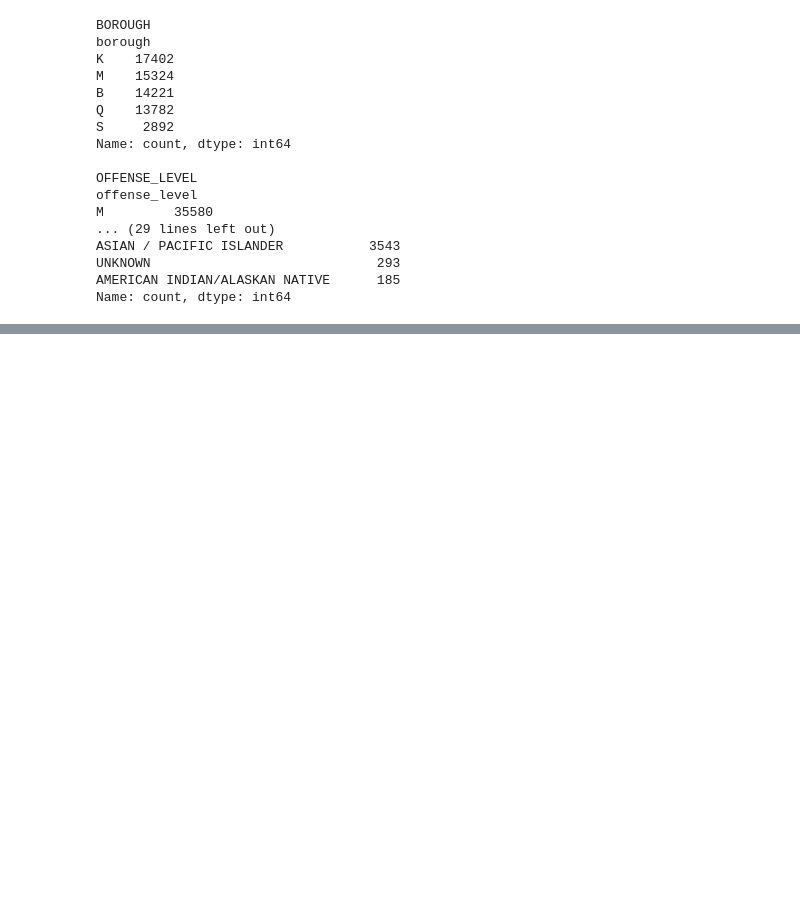
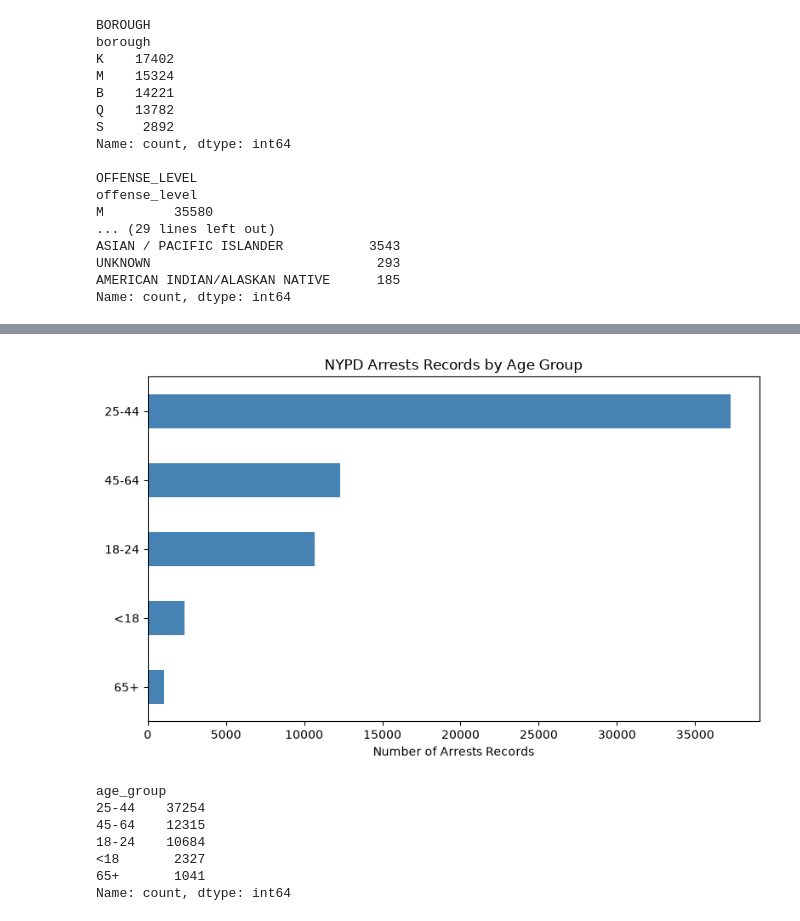
Before and after one commit to a1990alpalo/Data_Project_1, a Jupyter notebook: NYPD_arrest_analysis.ipynb, the cells around one changed output, grey strips where cells are left out. Saved outputs shown, nothing was run; the diff lists cells and outputs as text; code cells hidden in the pictures; blank space fills up the shorter version.

```diff
--- a/NYPD_arrest_analysis.ipynb
+++ b/NYPD_arrest_analysis.ipynb
@@ -239,0 +276,17 @@ Cleaned records: 63,621
+# %%
+plot_category_counts(
+    cleaned_arrests_df,
+    column= "age_group",
+    title="NYPD Arrests Records by Age Group",
+    xlabel="Number of Arrests Records",
+    color="steelblue",
+)
+# %% [output]
+[figure, added]
+age_group
+25-44    37254
+45-64    12315
+18-24    10684
+<18       2327
+65+       1041
+Name: count, dtype: int64
```
Also changed, not shown: parts of 5 cells of this notebook.
